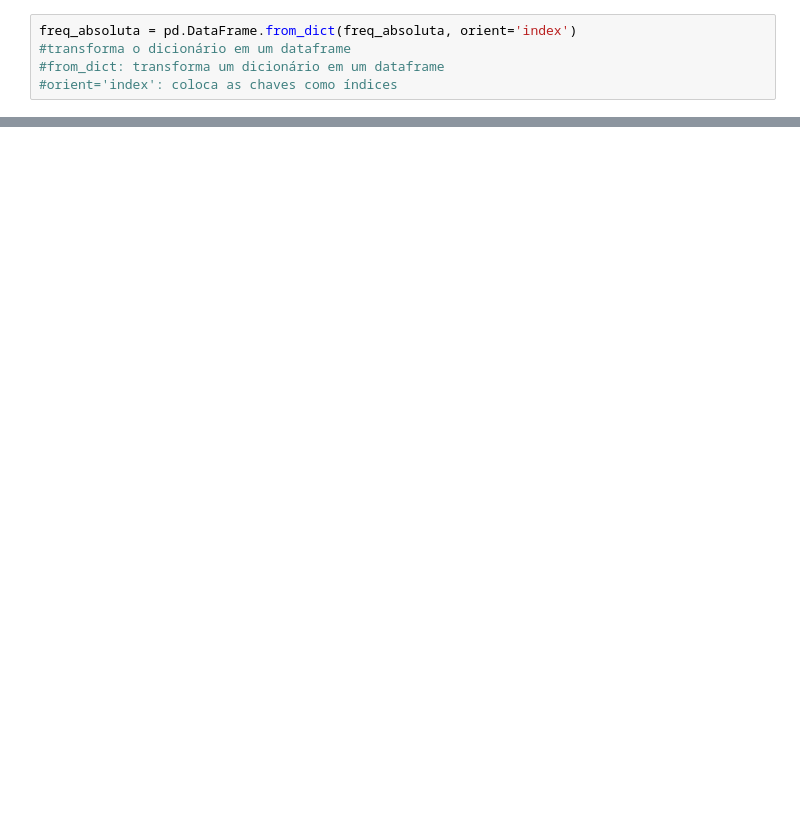
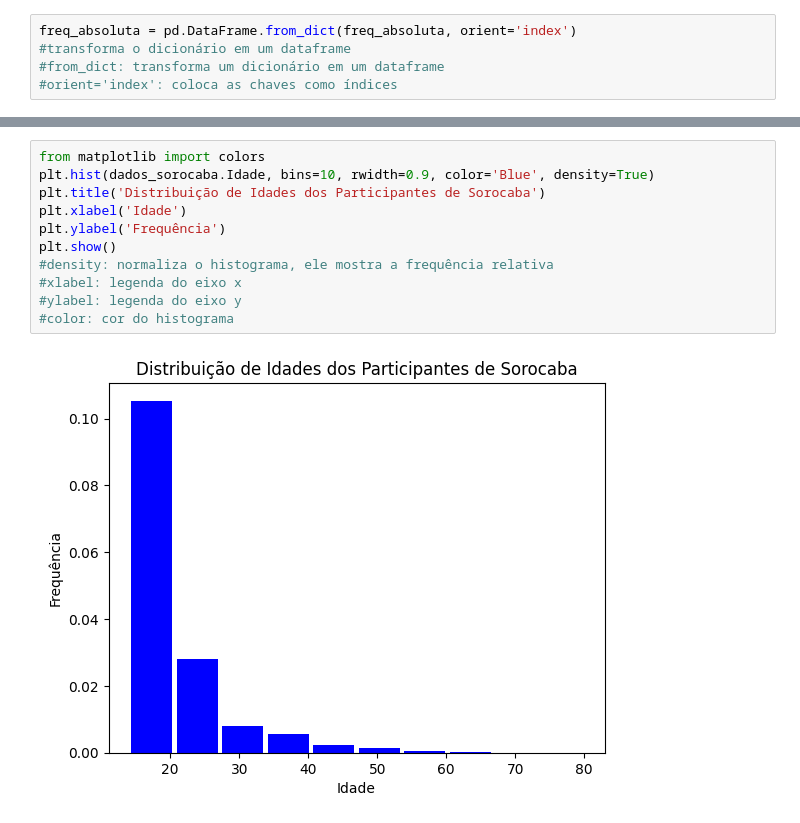
Before and after one commit to Jpns2002/analise-estatistica-enem-2019, a Jupyter notebook: tratamento_enem_2019_corrigido.ipynb, the cells around one changed output, grey strips where cells are left out. Cells and saved outputs as stored; diff of their text form; blank space fills up the shorter version.

```diff
--- a/tratamento_enem_2019_corrigido.ipynb
+++ b/tratamento_enem_2019_corrigido.ipynb
@@ -1022,0 +1170,13 @@ freq_relativa_acu
+# %%
+from matplotlib import colors
+plt.hist(dados_sorocaba.Idade, bins=10, rwidth=0.9, color='Blue', density=True)
+plt.title('Distribuição de Idades dos Participantes de Sorocaba')
+plt.xlabel('Idade')
+plt.ylabel('Frequência')
+plt.show()
+#density: normaliza o histograma, ele mostra a frequência relativa
+#xlabel: legenda do eixo x
+#ylabel: legenda do eixo y
+#color: cor do histograma
+# %% [output]
+[figure, added]
```
Also changed, not shown: parts of 26 cells of this notebook, 1 other file.
